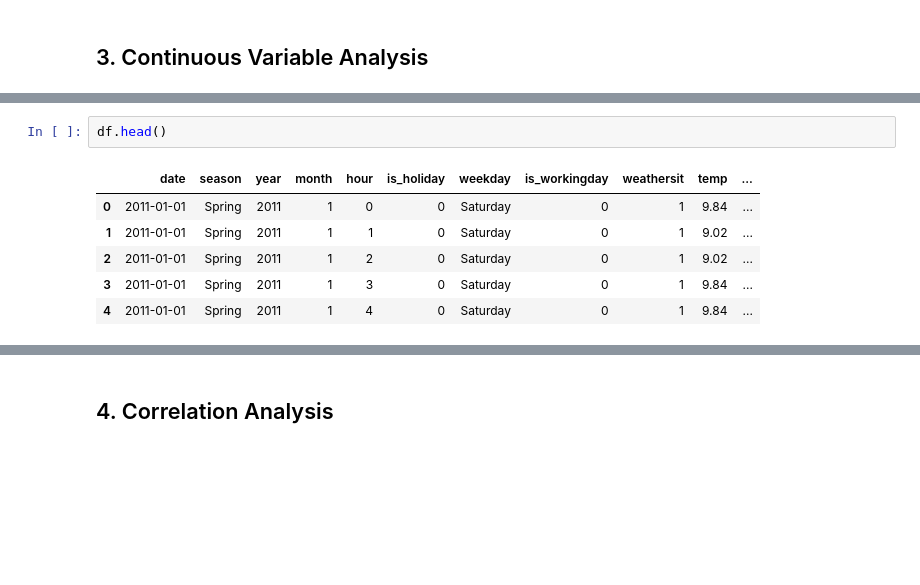
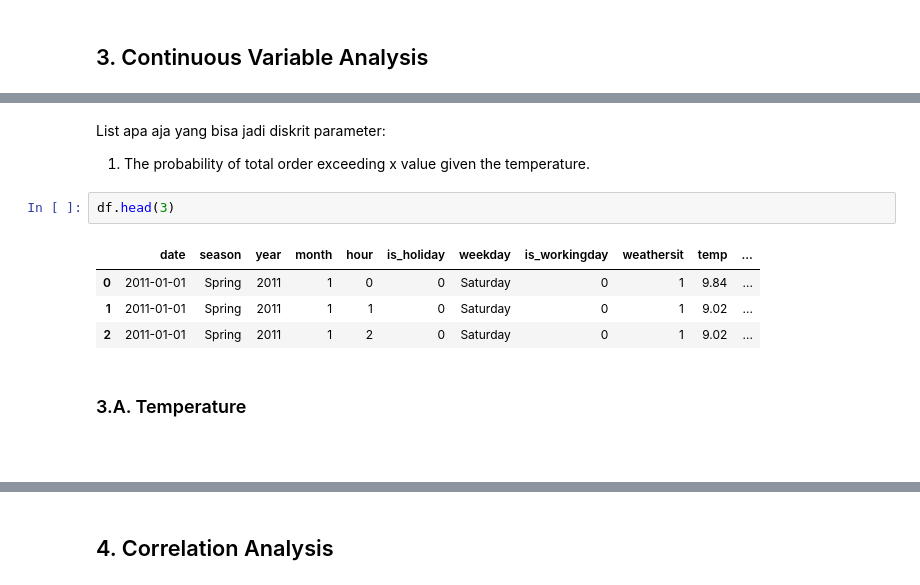
Before and after one commit to bagusfarisa/bike-sharing-demand-probability-analysis, a Jupyter notebook: bikesharing.ipynb, the cells around one changed output, grey strips where cells are left out. Cells and saved outputs as stored; diff of their text form; blank space fills up the shorter version.

```diff
--- a/bikesharing.ipynb
+++ b/bikesharing.ipynb
@@ -654,9 +675,14 @@ Contoh eksplorasi:
+# %% [markdown]
+List apa aja yang bisa jadi diskrit parameter:
+1. The probability of total order exceeding x value given the temperature.
 # %%
-df.head()
+df.head(3)
 # %% [output]
 |  | date | season | year | month | hour | is_holiday | weekday | is_workingday | weathersit | temp | ... |
 | 0 | 2011-01-01 | Spring | 2011 | 1 | 0 | 0 | Saturday | 0 | 1 | 9.84 | ... |
 | 1 | 2011-01-01 | Spring | 2011 | 1 | 1 | 0 | Saturday | 0 | 1 | 9.02 | ... |
 | 2 | 2011-01-01 | Spring | 2011 | 1 | 2 | 0 | Saturday | 0 | 1 | 9.02 | ... |
-| 3 | 2011-01-01 | Spring | 2011 | 1 | 3 | 0 | Saturday | 0 | 1 | 9.84 | ... |
-| 4 | 2011-01-01 | Spring | 2011 | 1 | 4 | 0 | Saturday | 0 | 1 | 9.84 | ... |
+# %% [markdown]
+### 3.A. Temperature
+# %% [markdown]
+###
```
Also changed, not shown: parts of 26 cells of this notebook.
